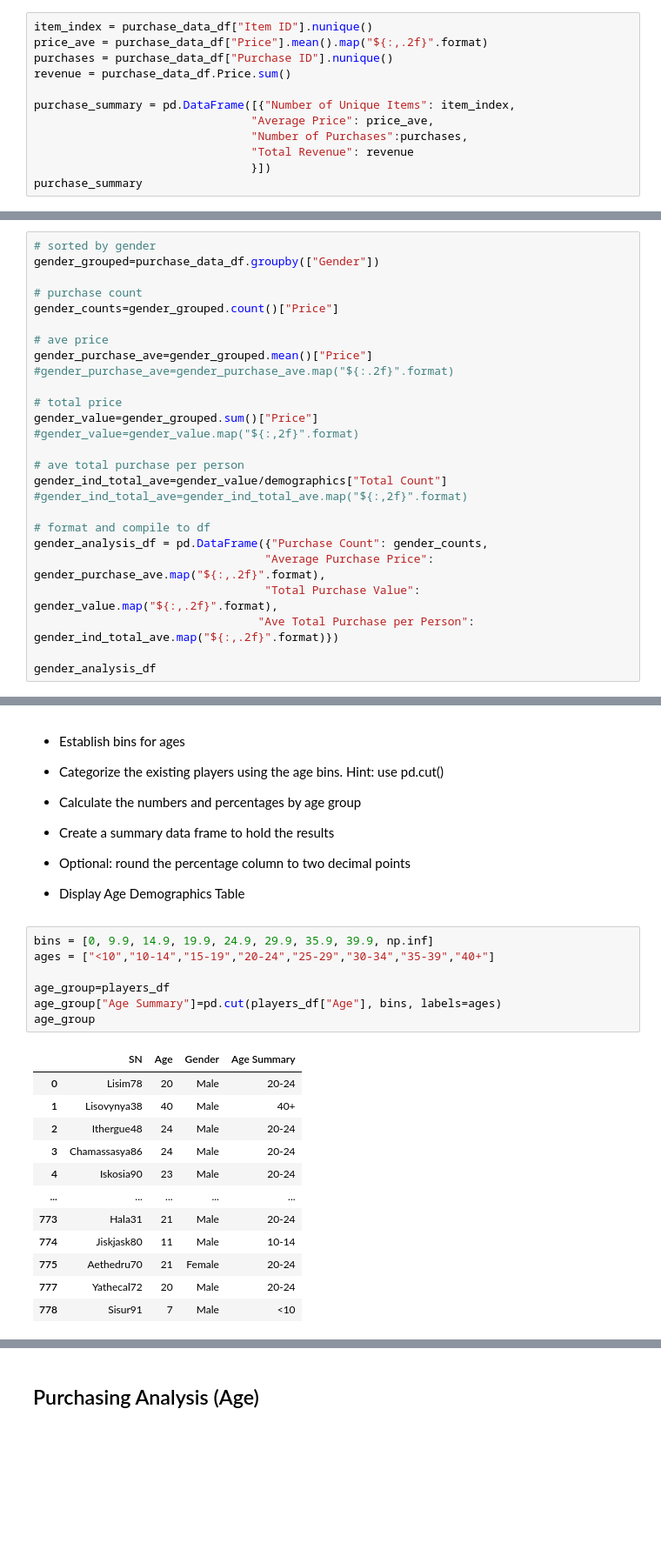
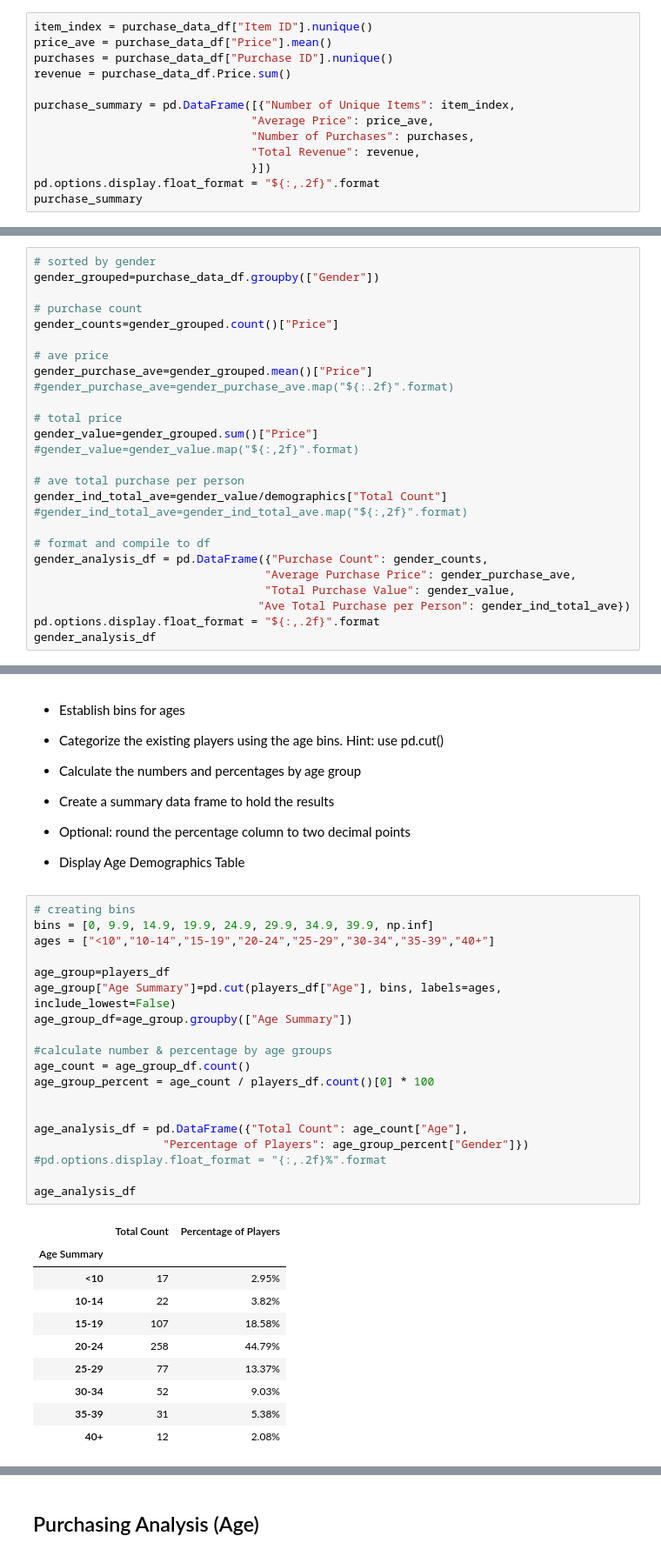
Before and after one commit to staceyj118/Heroes, a Jupyter notebook: HeroesOfPymoli/HeroesOfPymoli_starter.ipynb, the cells around one changed output, grey strips where cells are left out. Shown: that part at 87% size. Saved outputs shown, nothing was run; the diff lists cells and outputs as text; blank space fills up the shorter version.

Commit message:
Age Demographics complete, start purchasing analysis

```diff
--- a/HeroesOfPymoli/HeroesOfPymoli_starter.ipynb
+++ b/HeroesOfPymoli/HeroesOfPymoli_starter.ipynb
@@ -40,15 +40,16 @@ Total Players: 576
 * Display the summary data frame
 # %%
 item_index = purchase_data_df["Item ID"].nunique()
-price_ave = purchase_data_df["Price"].mean().map("${:,.2f}".format)
+price_ave = purchase_data_df["Price"].mean()
 purchases = purchase_data_df["Purchase ID"].nunique()
 revenue = purchase_data_df.Price.sum()
 
 purchase_summary = pd.DataFrame([{"Number of Unique Items": item_index,
                                 "Average Price": price_ave,
-                                "Number of Purchases":purchases,
-                                "Total Revenue": revenue
+                                "Number of Purchases": purchases,
+                                "Total Revenue": revenue,
                                 }])
+pd.options.display.float_format = "${:,.2f}".format
 purchase_summary
 # %% [output]
 |  | Number of Unique Items | Average Price | Number of Purchases | Total Revenue |
@@ -113,10 +114,10 @@ gender_ind_total_ave=gender_value/demographics["Total Count"]
 
 # format and compile to df
 gender_analysis_df = pd.DataFrame({"Purchase Count": gender_counts,
-                                  "Average Purchase Price": gender_purchase_ave.map("${:,.2f}".format),
-                                  "Total Purchase Value": gender_value.map("${:,.2f}".format),
-                                 "Ave Total Purchase per Person": gender_ind_total_ave.map("${:,.2f}".format)})
-
+                                  "Average Purchase Price": gender_purchase_ave,
+                                  "Total Purchase Value": gender_value,
+                                 "Ave Total Purchase per Person": gender_ind_total_ave})
+pd.options.display.float_format = "${:,.2f}".format
 gender_analysis_df
 # %% [output]
 |  | Purchase Count | Average Purchase Price | Total Purchase Value | Ave Total Purchase per Person |
@@ -143,22 +144,32 @@ gender_analysis_df
 
 * Display Age Demographics Table
 # %%
-bins = [0, 9.9, 14.9, 19.9, 24.9, 29.9, 35.9, 39.9, np.inf]
+# creating bins
+bins = [0, 9.9, 14.9, 19.9, 24.9, 29.9, 34.9, 39.9, np.inf]
 ages = ["<10","10-14","15-19","20-24","25-29","30-34","35-39","40+"]
 
 age_group=players_df
-age_group["Age Summary"]=pd.cut(players_df["Age"], bins, labels=ages)
-age_group
+age_group["Age Summary"]=pd.cut(players_df["Age"], bins, labels=ages, include_lowest=False)
+age_group_df=age_group.groupby(["Age Summary"])
+
+#calculate number & percentage by age groups
+age_count = age_group_df.count()
+age_group_percent = age_count / players_df.count()[0] * 100
+
+
+age_analysis_df = pd.DataFrame({"Total Count": age_count["Age"],
+                   "Percentage of Players": age_group_percent["Gender"]})
+#pd.options.display.float_format = "{:,.2f}%".format
+
+age_analysis_df
 # %% [output]
-|  | SN | Age | Gender | Age Summary |
-| 0 | Lisim78 | 20 | Male | 20-24 |
-| 1 | Lisovynya38 | 40 | Male | 40+ |
-| 2 | Ithergue48 | 24 | Male | 20-24 |
-| 3 | Chamassasya86 | 24 | Male | 20-24 |
-| 4 | Iskosia90 | 23 | Male | 20-24 |
-| ... | ... | ... | ... | ... |
-| 773 | Hala31 | 21 | Male | 20-24 |
-| 774 | Jiskjask80 | 11 | Male | 10-14 |
-| 775 | Aethedru70 | 21 | Female | 20-24 |
-| 777 | Yathecal72 | 20 | Male | 20-24 |
-| 778 | Sisur91 | 7 | Male | <10 |
+|  | Total Count | Percentage of Players |
+| Age Summary |  |  |
+| <10 | 17 | 2.95% |
+| 10-14 | 22 | 3.82% |
+| 15-19 | 107 | 18.58% |
+| 20-24 | 258 | 44.79% |
+| 25-29 | 77 | 13.37% |
+| 30-34 | 52 | 9.03% |
+| 35-39 | 31 | 5.38% |
+| 40+ | 12 | 2.08% |
```
Also changed, not shown: parts of 4 cells of this notebook.
